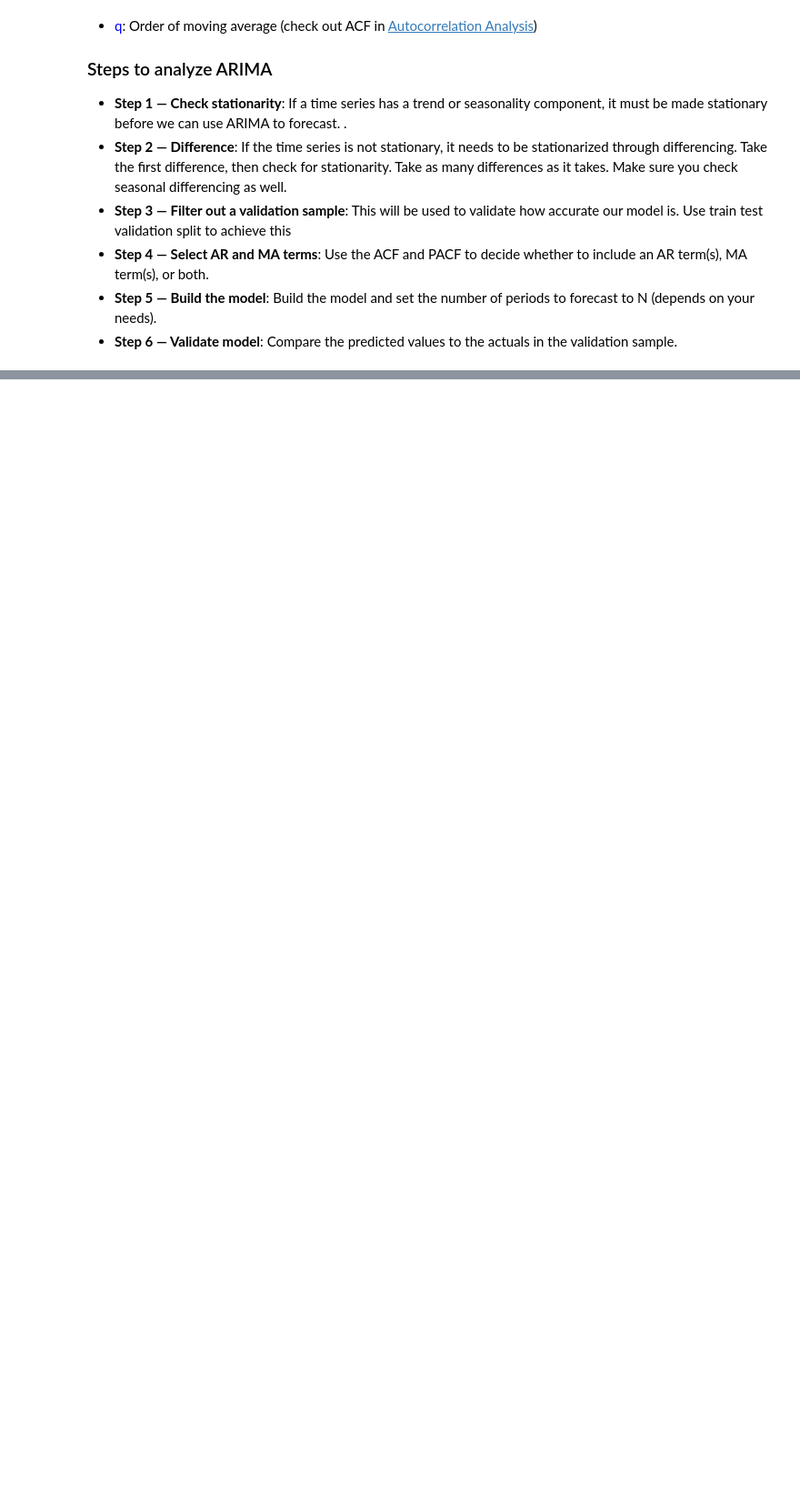
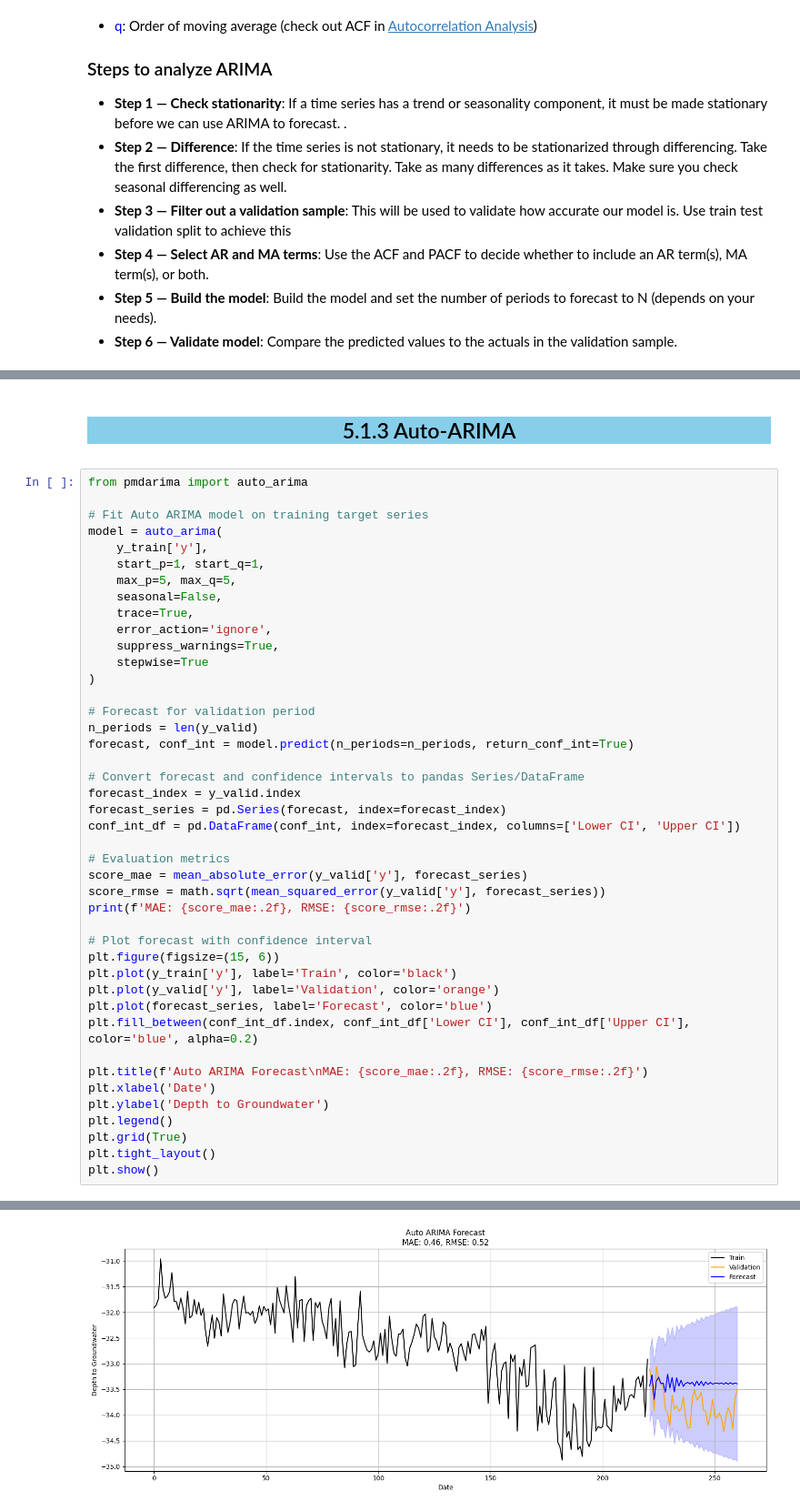
Before and after one commit to thisishasan/bigdata_mod_b, a Jupyter notebook: code.ipynb, the cells around one changed output, grey strips where cells are left out. Shown at 91% size. Cells and saved outputs as stored; diff of their text form; blank space fills up the shorter version.

```diff
--- a/code.ipynb
+++ b/code.ipynb
@@ -948,0 +721,47 @@ plt.show()
+# %% [markdown]
+<a id='5.1.3'></a>
+## <p style="background-color:skyblue; font-family:newtimeroman; font-size:100%; text-align:center">5.1.3 Auto-ARIMA</p>
+# %%
+from pmdarima import auto_arima
+
+# Fit Auto ARIMA model on training target series
+model = auto_arima(
+    y_train['y'],
+    start_p=1, start_q=1,
+    max_p=5, max_q=5,
+    seasonal=False,
+    trace=True,
+    error_action='ignore',
+    suppress_warnings=True,
+    stepwise=True
+)
+
+# Forecast for validation period
+n_periods = len(y_valid)
+forecast, conf_int = model.predict(n_periods=n_periods, return_conf_int=True)
+
+# Convert forecast and confidence intervals to pandas Series/DataFrame
+forecast_index = y_valid.index
+forecast_series = pd.Series(forecast, index=forecast_index)
+conf_int_df = pd.DataFrame(conf_int, index=forecast_index, columns=['Lower CI', 'Upper CI'])
+
+# Evaluation metrics
+score_mae = mean_absolute_error(y_valid['y'], forecast_series)
+score_rmse = math.sqrt(mean_squared_error(y_valid['y'], forecast_series))
+print(f'MAE: {score_mae:.2f}, RMSE: {score_rmse:.2f}')
+
+# Plot forecast with confidence interval
+plt.figure(figsize=(15, 6))
+plt.plot(y_train['y'], label='Train', color='black')
+plt.plot(y_valid['y'], label='Validation', color='orange')
+plt.plot(forecast_series, label='Forecast', color='blue')
+plt.fill_between(conf_int_df.index, conf_int_df['Lower CI'], conf_int_df['Upper CI'], color='blue', alpha=0.2)
+
+plt.title(f'Auto ARIMA Forecast\nMAE: {score_mae:.2f}, RMSE: {score_rmse:.2f}')
+plt.xlabel('Date')
+plt.ylabel('Depth to Groundwater')
+plt.legend()
+plt.grid(True)
+plt.tight_layout()
+plt.show()
+# %% [output]
@@ -948,0 +785 @@ plt.show()
+[figure, added]
```
Also changed, not shown: parts of 16 cells of this notebook.
